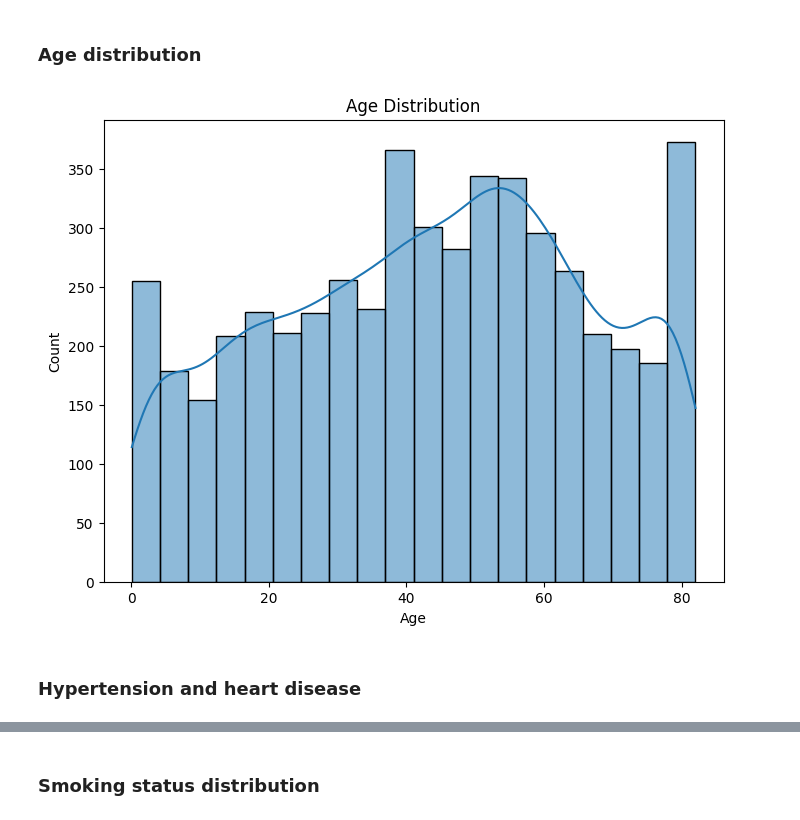
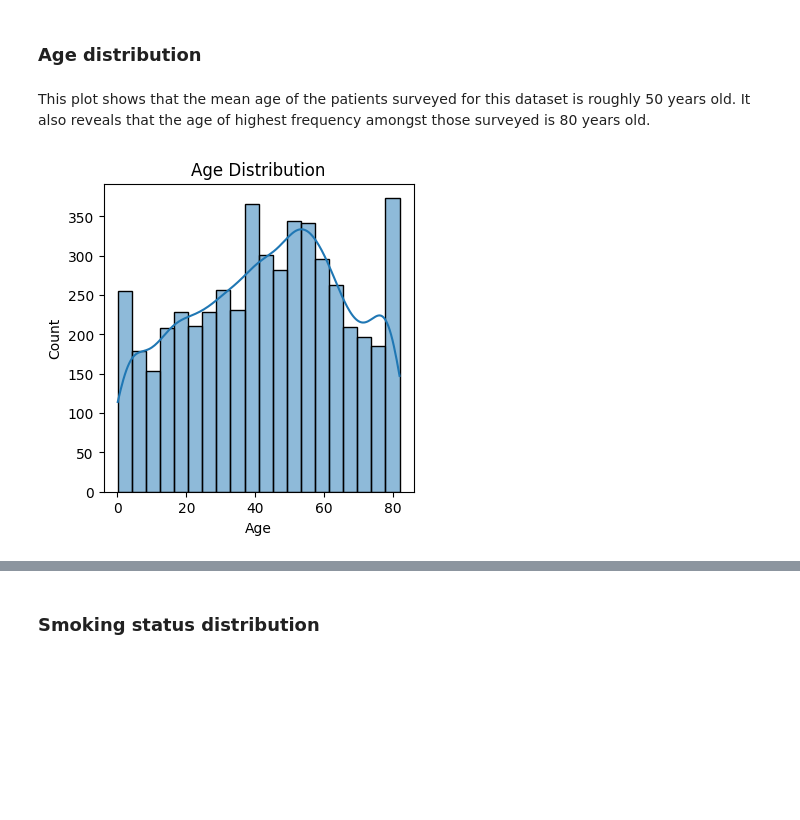
Before and after one commit to eomielan/manu465, a Jupyter notebook: assignments/assignment2/assignment2.ipynb, the cells around one changed output, grey strips where cells are left out. Cells and saved outputs as stored; diff of their text form; code cells hidden in the pictures; blank space fills up the shorter version.

```diff
--- a/assignments/assignment2/assignment2.ipynb
+++ b/assignments/assignment2/assignment2.ipynb
@@ -236,13 +257,14 @@ plt.show()
 # %% [markdown]
 ### Age distribution
+# %% [markdown]
+This plot shows that the mean age of the patients surveyed for this dataset is roughly 50 years
+old. It also reveals that the age of highest frequency amongst those surveyed is 80 years old.
 # %%
-plt.figure(figsize=(8, 6))
+plt.figure(figsize=(4, 4))
 sb.histplot(data['age'], bins=20, kde=True)
 plt.title('Age Distribution')
 plt.xlabel('Age')
 plt.ylabel('Count')
 plt.show()
 # %% [output]
-[figure, old version]
+[figure, new version]
-# %% [markdown]
-### Hypertension and heart disease
```
Also changed, not shown: parts of 23 cells of this notebook.
